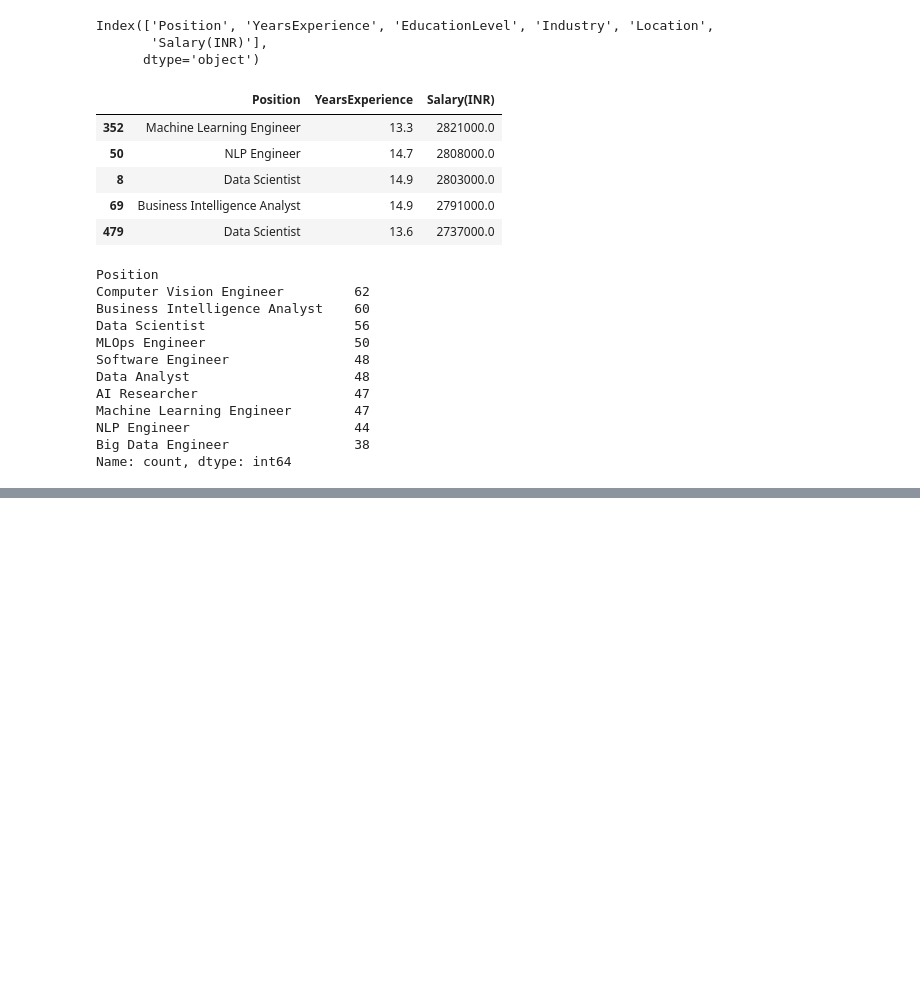
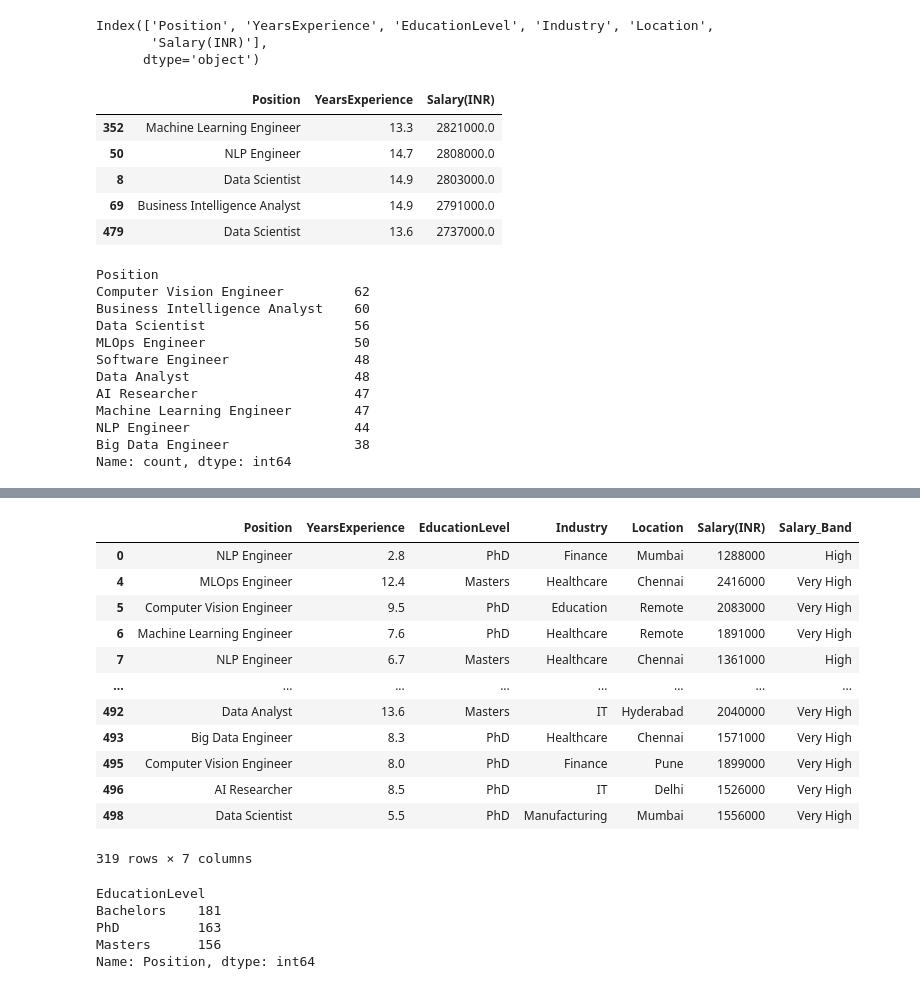
Before and after one commit to KartikGawade17/Pandas-Practice-, a Jupyter notebook: pandas_salary_dataset.ipynb, the cells around one changed output, grey strips where cells are left out. Cells and saved outputs as stored; diff of their text form; code cells hidden in the pictures; blank space fills up the shorter version.

```diff
--- a/pandas_salary_dataset.ipynb
+++ b/pandas_salary_dataset.ipynb
@@ -71,0 +288,32 @@ data['Salary(INR)'] = data['Salary(INR)'].astype('int64')
+# %%
+#Q.8
+import numpy as np
+data['Salary_Band'] = np.where(data['Salary(INR)'] >= 1500000, "Very High",
+                               np.where(data['Salary(INR)'].between(1000000 , 1499999), "High",
+                                        np.where(data['Salary(INR)'].between(600000, 999999), "Medium", "Low")))
+# %%
+#Q.9
+data[(data["EducationLevel"].isin(values=['Masters']) | (data['EducationLevel'].isin(values=['PhD'])))]
+# %% [output]
+|  | Position | YearsExperience | EducationLevel | Industry | Location | Salary(INR) | Salary_Band |
+| 0 | NLP Engineer | 2.8 | PhD | Finance | Mumbai | 1288000 | High |
+| 4 | MLOps Engineer | 12.4 | Masters | Healthcare | Chennai | 2416000 | Very High |
+| 5 | Computer Vision Engineer | 9.5 | PhD | Education | Remote | 2083000 | Very High |
+| 6 | Machine Learning Engineer | 7.6 | PhD | Healthcare | Remote | 1891000 | Very High |
+| 7 | NLP Engineer | 6.7 | Masters | Healthcare | Chennai | 1361000 | High |
+| ... | ... | ... | ... | ... | ... | ... | ... |
+| 492 | Data Analyst | 13.6 | Masters | IT | Hyderabad | 2040000 | Very High |
+| 493 | Big Data Engineer | 8.3 | PhD | Healthcare | Chennai | 1571000 | Very High |
+| 495 | Computer Vision Engineer | 8.0 | PhD | Finance | Pune | 1899000 | Very High |
+| 496 | AI Researcher | 8.5 | PhD | IT | Delhi | 1526000 | Very High |
+| 498 | Data Scientist | 5.5 | PhD | Manufacturing | Mumbai | 1556000 | Very High |
+319 rows × 7 columns
+# %%
+#Q.10 Find the number of employees per EducationLevel, then sort the result from highest count to lowest.
+data.groupby("EducationLevel")['Position'].count().sort_values(ascending=False)
+# %% [output]
+EducationLevel
+Bachelors    181
+PhD          163
+Masters      156
+Name: Position, dtype: int64
```
Also changed, not shown: parts of 19 cells of this notebook.
